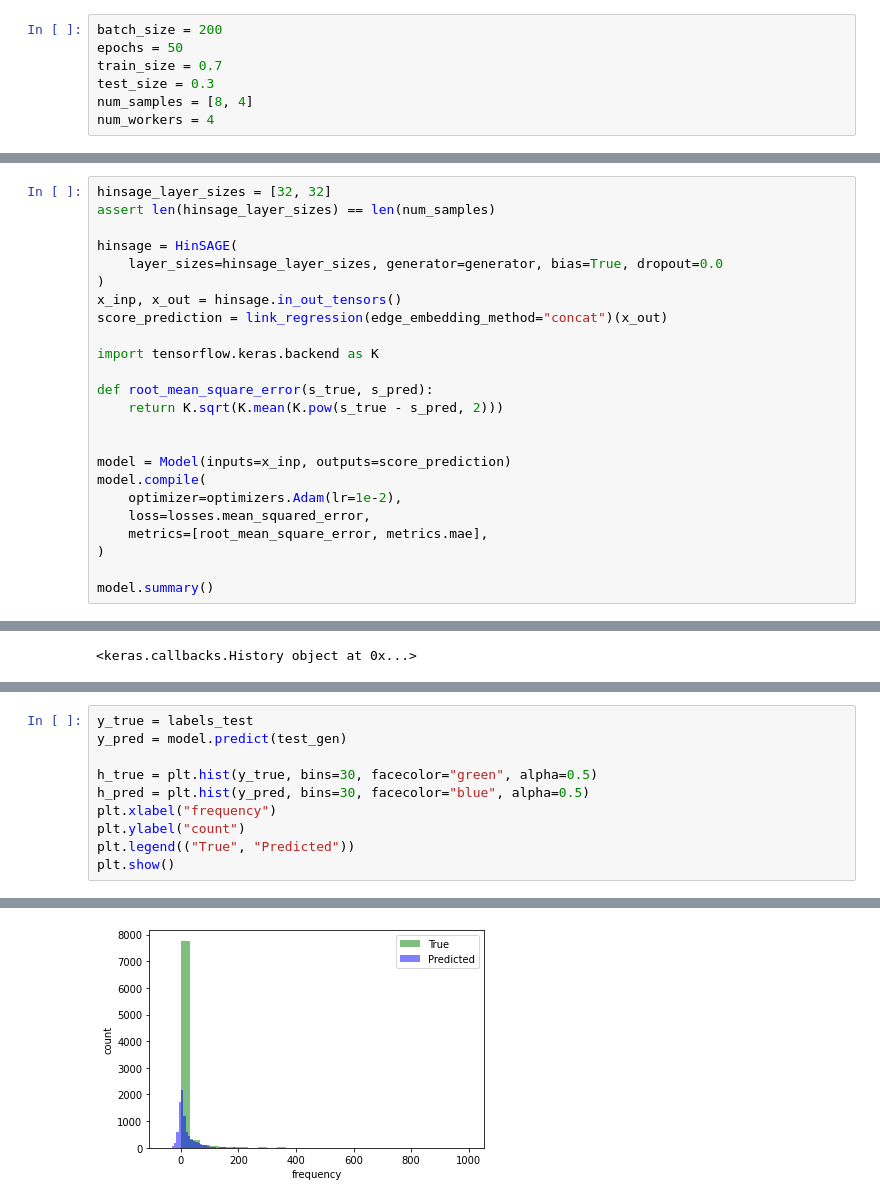
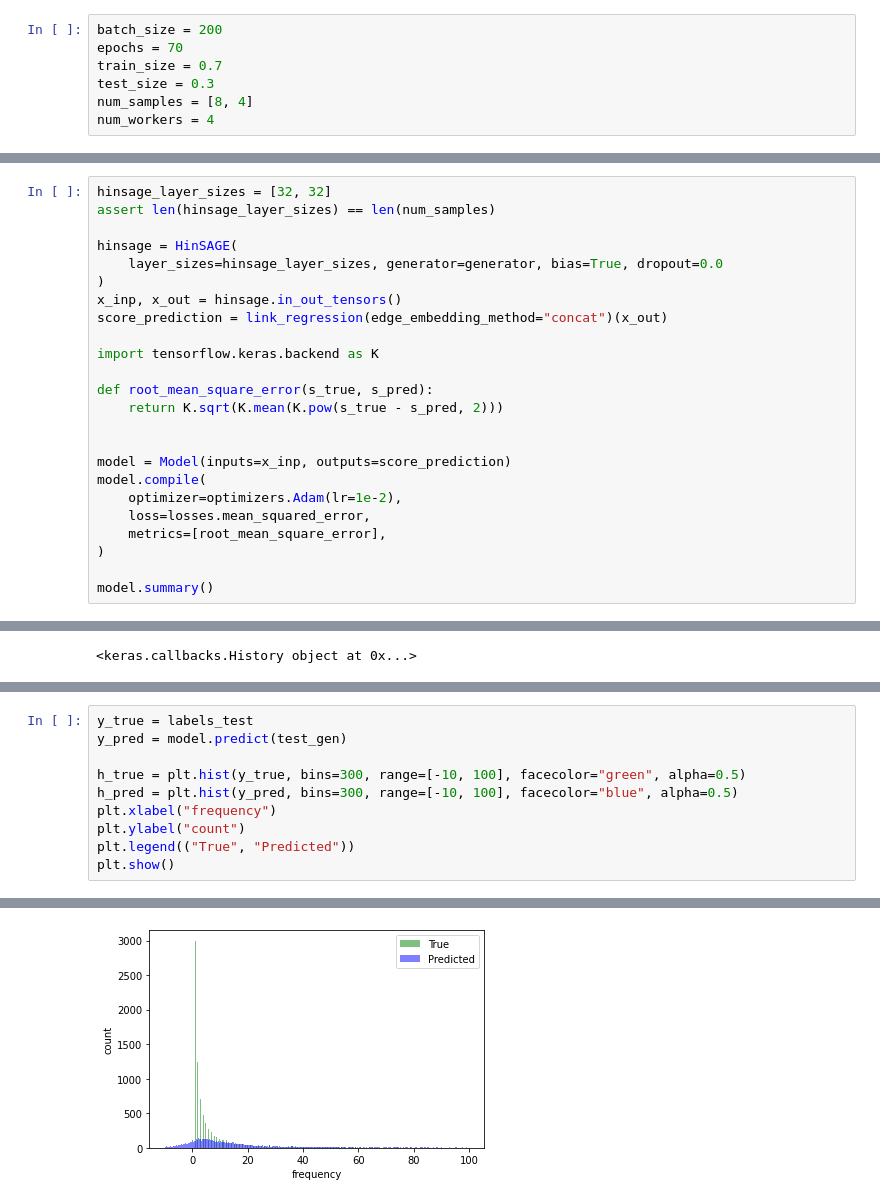
Before and after one commit to yl-miao/Reddit-Recommendation-System, a Jupyter notebook: sg.ipynb, the cells around one changed output, grey strips where cells are left out. Drawn from its saved outputs; the diff is of its cells as text.

```diff
--- a/sg.ipynb
+++ b/sg.ipynb
@@ -47,7 +47,7 @@ sys.path.append(colab_path)
 Mounted at /content/drive
 # %%
 batch_size = 200
-epochs = 50
+epochs = 70
 train_size = 0.7
 test_size = 0.3
 num_samples = [8, 4]
@@ -305,7 +305,7 @@ model = Model(inputs=x_inp, outputs=score_prediction)
 model.compile(
     optimizer=optimizers.Adam(lr=1e-2),
     loss=losses.mean_squared_error,
-    metrics=[root_mean_square_error, metrics.mae],
+    metrics=[root_mean_square_error],
 )
 
 model.summary()
@@ -393,8 +391,8 @@ Test Evaluation:
 y_true = labels_test
 y_pred = model.predict(test_gen)
 
-h_true = plt.hist(y_true, bins=30, facecolor="green", alpha=0.5)
-h_pred = plt.hist(y_pred, bins=30, facecolor="blue", alpha=0.5)
+h_true = plt.hist(y_true, bins=300, range=[-10, 100], facecolor="green", alpha=0.5)
+h_pred = plt.hist(y_pred, bins=300, range=[-10, 100], facecolor="blue", alpha=0.5)
 plt.xlabel("frequency")
 plt.ylabel("count")
 plt.legend(("True", "Predicted"))
@@ -404,2 +402,2 @@ plt.show()
-[figure, old version]
+[figure, new version]
 # %%
```
Also changed, not shown: parts of 7 cells of this notebook.
